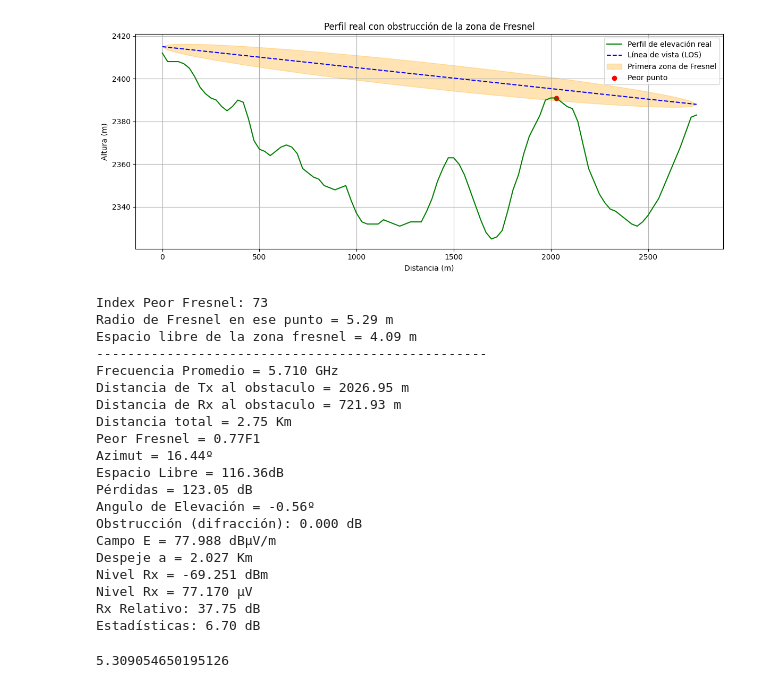
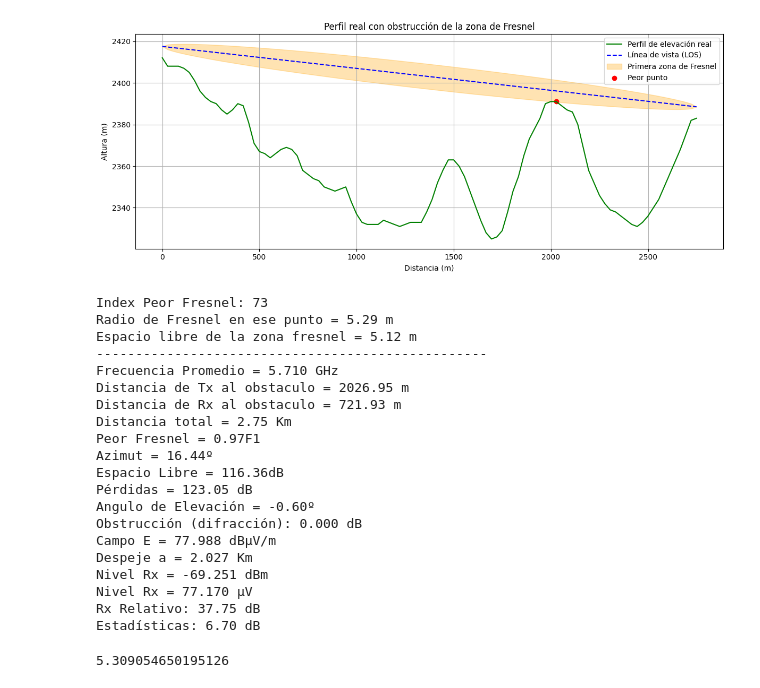
Before and after one commit to Criscas05/RadioLinkCalc, a Jupyter notebook: tests.ipynb, the cells around one changed output. Saved outputs shown, nothing was run; the diff lists cells and outputs as text; code cells hidden in the pictures.

```diff
--- a/tests.ipynb
+++ b/tests.ipynb
@@ -92,7 +92,7 @@ def detectar_peor_fresnel(elevaciones, los_line, distancias, freq_ghz):
             #print("Index: " + str(i) + ", Centro_LOS: " + str(los_line[i]) + ", borde_inferior: " + str(borde_inferior) + ", elevacion_terreno: " + str(elevacion_terreno))
             #print(f"elevacion terreno:{elevacion_terreno:.3f}, hlos:{los_line[i]:.3f}, diferencia:{penetracion_obstruccion:.3f}, radiofresnel: {r_fresnel}")
         else:
-            pct_obstruccion = 0
+            pct_obstruccion = 1
             obstruccion_db = 0
         relacion_bordeinf_elevacion = borde_inferior - elevacion_terreno
         peores_puntos.append((i, pct_obstruccion, r_fresnel, centro_fresnel - elevacion_terreno, obstruccion_db, relacion_bordeinf_elevacion, d1, d2))
@@ -268,49 +268,49 @@ def analizar_enlace(lat1, lon1, lat2, lon2, freq_min_ghz, freq_max_ghz, tx_heigh
     print(f"Angulo de Elevación = {angulo_elevacion:.2f}º")
     print(f"Obstrucción (difracción): {obstruccion_db:.3f} dB")
     print(f"Campo E = {campo_e:.3f} dBμV/m")
     print(f"Despeje a = {d1/1000:.3f} Km")
     print(f"Nivel Rx = {nivel_rx_dbm:.3f} dBm")
     print(f"Nivel Rx = {nivel_rx_uv:.3f} μV")
     print(f"Rx Relativo: {rx_relative:.2f} dB")
     print(f"Estadísticas: {estadisticas:.2f} dB")
 
 # ------------------ EJECUCIÓN ------------------
 
 analizar_enlace(
     lat1=7.357130556, #Grados
     lon1=-72.65921111, #Grados
     lat2=7.380841667, #Grados
     lon2=-72.65215833, #Grados
     freq_min_ghz=5.700, #GHZ
     freq_max_ghz = 5.720, #GHZ
-    tx_height=3, #m
-    rx_height=5, #m
+    tx_height=5.5, #m
+    rx_height=5.5, #m
     pot_transmisor = 1, #watts
     perdidas_linea = 0.1, #dB
     ganancia_tx = 12, #dBi
     ganancia_rx = 12, #dBi
     perdida_adicional_cable = 1, #dB/m
     sensibilidad_rx = -107, #dBm (Es igual a umbral de Rx)
     n_puntos=100,
     dataset="mapzen"
 )
 
 #elevacion terreno:2392.000, hlos:2391.251, diferencia:0.749, radiofresnel: 5.318213193194261
 # %% [output]
-[figure, old version]
+[figure, new version]
 Index Peor Fresnel: 73
 Radio de Fresnel en ese punto = 5.29 m
-Espacio libre de la zona fresnel = 4.09 m
+Espacio libre de la zona fresnel = 5.12 m
 --------------------------------------------------
 Frecuencia Promedio = 5.710 GHz
 Distancia de Tx al obstaculo = 2026.95 m
 Distancia de Rx al obstaculo = 721.93 m
 Distancia total = 2.75 Km
-Peor Fresnel = 0.77F1
+Peor Fresnel = 0.97F1
 Azimut = 16.44º
 Espacio Libre = 116.36dB
 Pérdidas = 123.05 dB
-Angulo de Elevación = -0.56º
+Angulo de Elevación = -0.60º
 Obstrucción (difracción): 0.000 dB
 Campo E = 77.988 dBμV/m
 Despeje a = 2.027 Km
```
Also changed, not shown: 2 other files.
